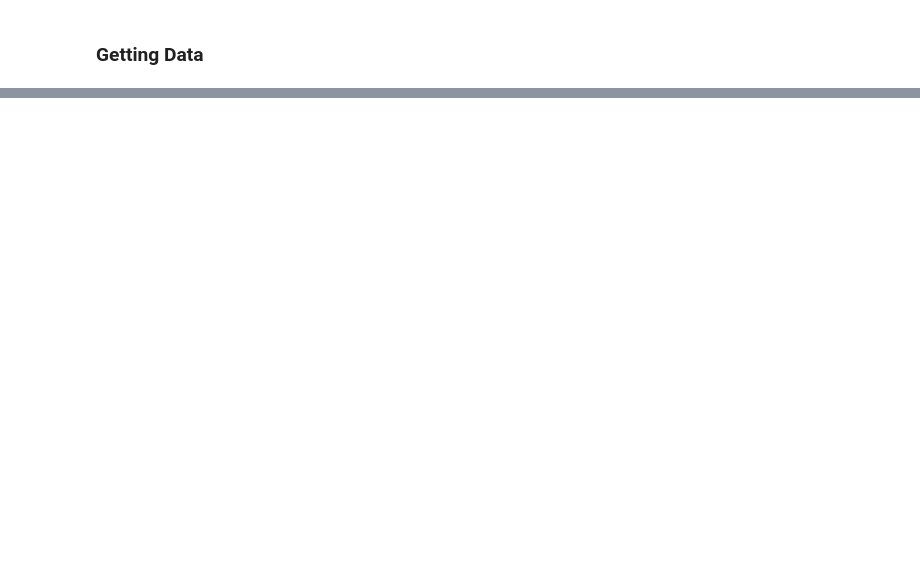
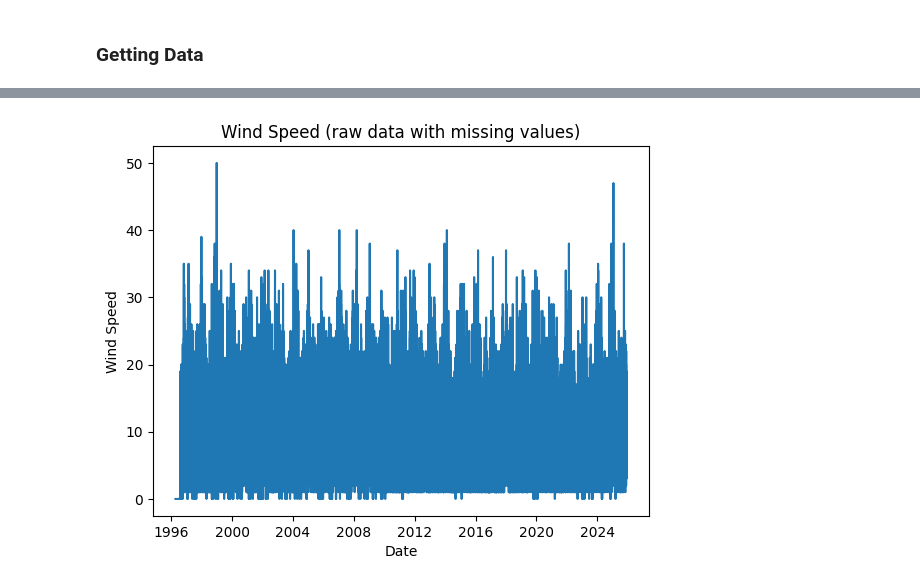
Before and after one commit to dimon-ua/PFDA, a Jupyter notebook: assignments/assignment_6_Weather.ipynb, the cells around one changed output, grey strips where cells are left out. Saved outputs shown, nothing was run; the diff lists cells and outputs as text; code cells hidden in the pictures; blank space fills up the shorter version.

Commit message:
Plotting Wind Speed data with missing values.

```diff
--- a/assignments/assignment_6_Weather.ipynb
+++ b/assignments/assignment_6_Weather.ipynb
@@ -89,0 +90,14 @@ plt.show()
+# %%
+
+# Converting 'wdsp' column to numeric, coercing errors to NaN.
+df['wdsp'] = pd.to_numeric(df['wdsp'], errors='coerce')
+
+
+# Plotting Wind Speed data with missing values.
+sns.lineplot(data=df, x='date', y='wdsp')
+plt.title("Wind Speed (raw data with missing values)")
+plt.xlabel("Date")
+plt.ylabel("Wind Speed")
+plt.show()
+# %% [output]
+[figure, added]
```
Also changed, not shown: parts of 6 cells of this notebook.
